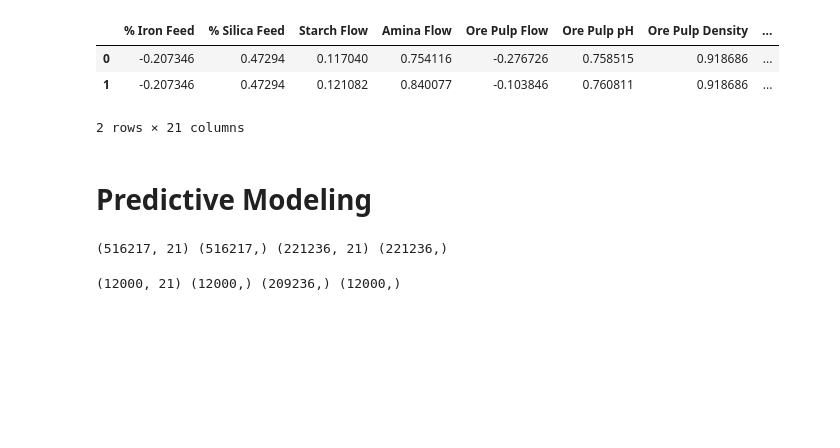
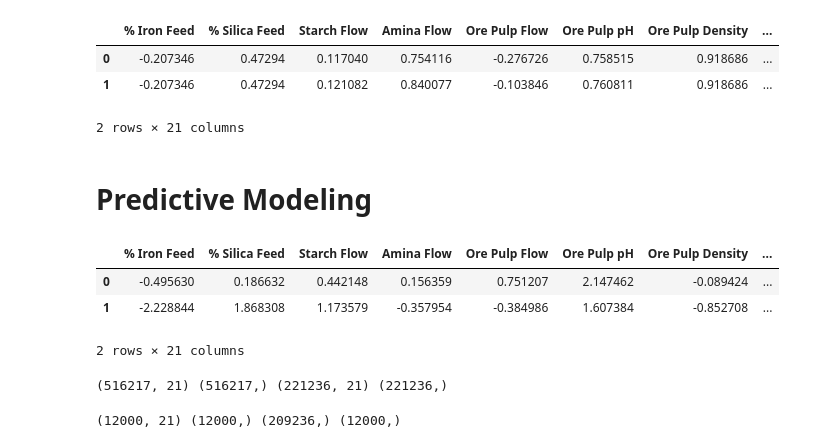
Before and after one commit to patelrajat27522-rajat-backup/backup_capstone_mining, a Jupyter notebook: New.ipynb, the cells around one changed output. Cells and saved outputs as stored; diff of their text form; code cells hidden in the pictures; blank space fills up the shorter version.

```diff
--- a/New.ipynb
+++ b/New.ipynb
@@ -312,5 +320,3 @@ x = data.drop(columns='% Silica Concentrate')
 y= data['% Silica Concentrate']
 # %%
 transformer = PowerTransformer()
-# %%
-x_t = transformer.fit_transform(x)
@@ -329,3 +333,5 @@ x_t.head(2) #  transformed Predcitors
 # Train Test Split
 # %%
 x_train , x_test , y_train , y_test = train_test_split(x,y,train_size=.70,random_state=2)
+# %%
+x_train_t = transformer.fit_transform(x_train)
@@ -331,0 +340,3 @@ x_train , x_test , y_train , y_test = train_test_split(x,y,train_size=.70,random
+# %%
+
+x_train_t= pd.DataFrame(x_train_t,columns=x.columns)
@@ -332,3 +345,10 @@ x_train , x_test , y_train , y_test = train_test_split(x,y,train_size=.70,random
+# %%
+x_train_t.head(2)
+# %% [output]
+|  | % Iron Feed | % Silica Feed | Starch Flow | Amina Flow | Ore Pulp Flow | Ore Pulp pH | Ore Pulp Density | ... |
+| 0 | -0.495630 | 0.186632 | 0.442148 | 0.156359 | 0.751207 | 2.147462 | -0.089424 | ... |
+| 1 | -2.228844 | 1.868308 | 1.173579 | -0.357954 | -0.384986 | 1.607384 | -0.852708 | ... |
+2 rows × 21 columns
 # %%
 print(x_train.shape ,y_train.shape, x_test.shape, y_test.shape)
 # %% [output]
```
Also changed, not shown: parts of 7 cells of this notebook, 2 other files.
